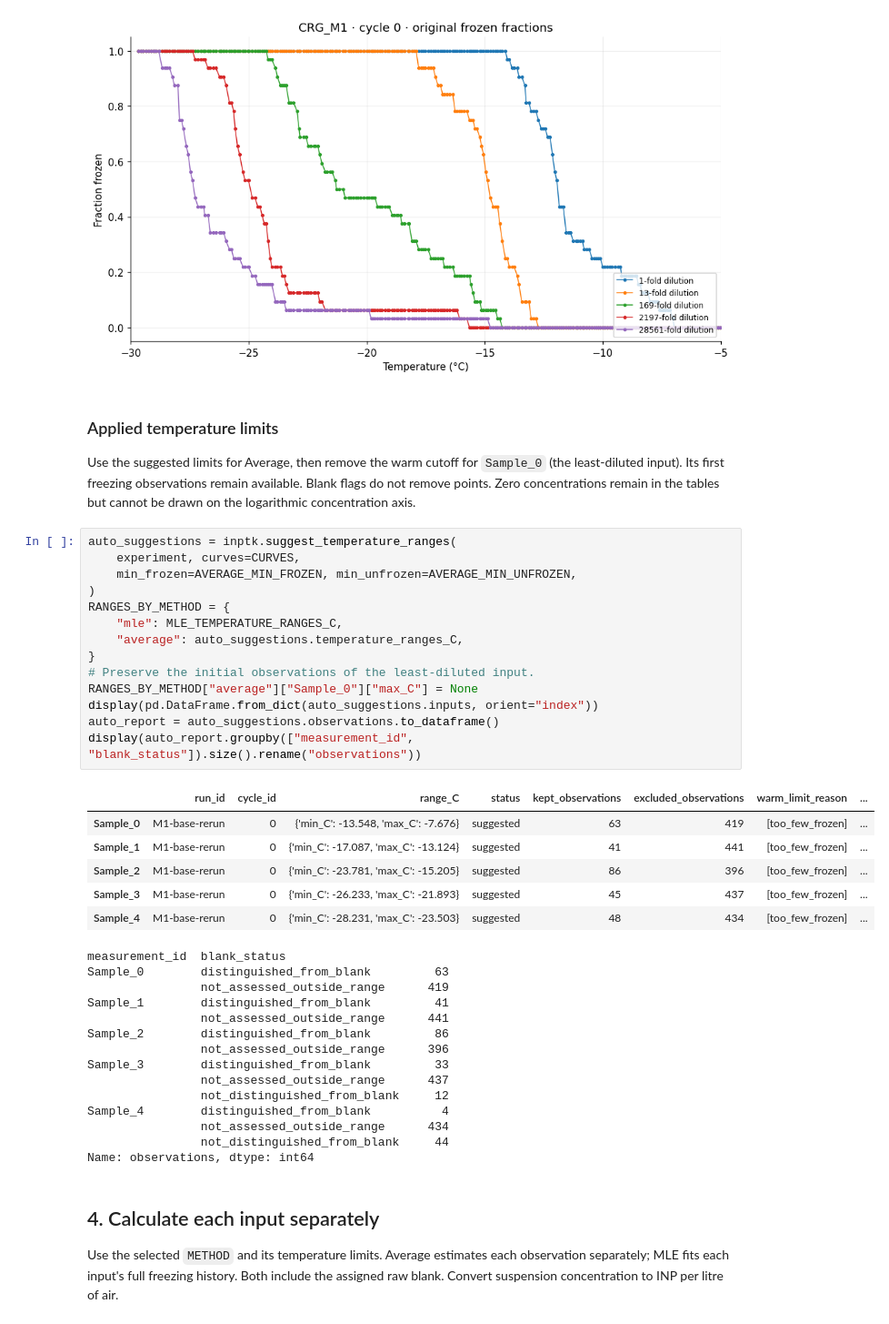
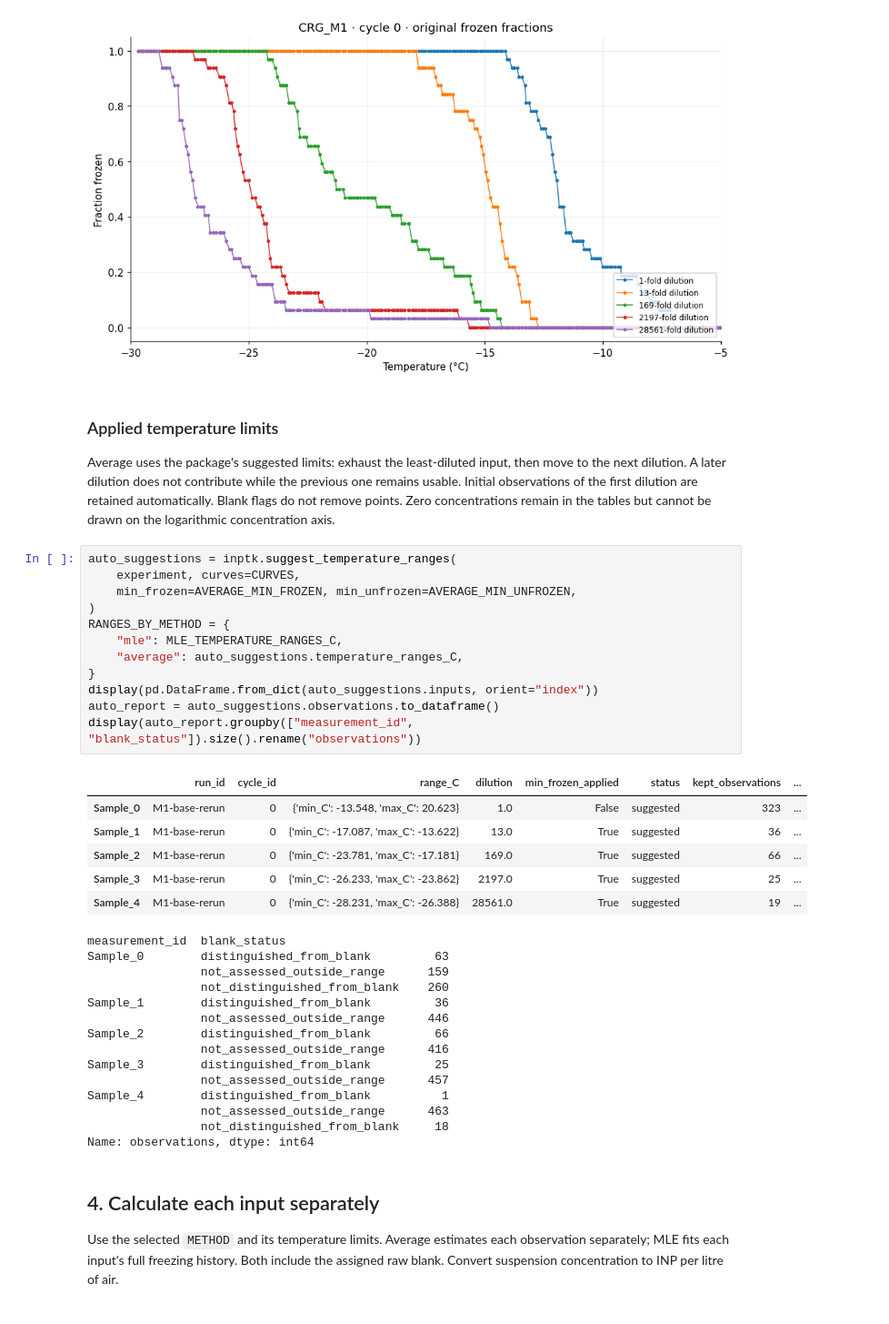
Before and after one commit to bochens/inptk, a Jupyter notebook: notebook/icescopy_freeze_count_to_air_inp_demo.ipynb, the cells around one changed output. Shown at 91% size. Drawn from its saved outputs; the diff is of its cells as text.

```diff
--- a/notebook/icescopy_freeze_count_to_air_inp_demo.ipynb
+++ b/notebook/icescopy_freeze_count_to_air_inp_demo.ipynb
@@ -243,44 +243,43 @@ Original frozen-fraction observations: 2,892
 # %% [markdown]
 ### Applied temperature limits
 
-Use the suggested limits for Average, then remove the warm cutoff for `Sample_0`
-(the least-diluted input). Its first freezing observations remain available.
-Blank flags do not remove points. Zero concentrations remain in the tables but
-cannot be drawn on the logarithmic concentration axis.
+Average uses the package's suggested limits: exhaust the least-diluted input,
+then move to the next dilution. A later dilution does not contribute while the
+previous one remains usable. Initial observations of the first dilution are
+retained automatically. Blank flags do not remove points. Zero concentrations
+remain in the tables but cannot be drawn on the logarithmic concentration axis.
 # %%
 auto_suggestions = inptk.suggest_temperature_ranges(
     experiment, curves=CURVES,
     min_frozen=AVERAGE_MIN_FROZEN, min_unfrozen=AVERAGE_MIN_UNFROZEN,
 )
 RANGES_BY_METHOD = {
     "mle": MLE_TEMPERATURE_RANGES_C,
     "average": auto_suggestions.temperature_ranges_C,
 }
-# Preserve the initial observations of the least-diluted input.
-RANGES_BY_METHOD["average"]["Sample_0"]["max_C"] = None
 display(pd.DataFrame.from_dict(auto_suggestions.inputs, orient="index"))
 auto_report = auto_suggestions.observations.to_dataframe()
 display(auto_report.groupby(["measurement_id", "blank_status"]).size().rename("observations"))
 # %% [output]
-|  | run_id | cycle_id | range_C | status | kept_observations | excluded_observations | warm_limit_reason | ... |
-| Sample_0 | M1-base-rerun | 0 | {'min_C': -13.548, 'max_C': -7.676} | suggested | 63 | 419 | [too_few_frozen] | ... |
-| Sample_1 | M1-base-rerun | 0 | {'min_C': -17.087, 'max_C': -13.124} | suggested | 41 | 441 | [too_few_frozen] | ... |
-| Sample_2 | M1-base-rerun | 0 | {'min_C': -23.781, 'max_C': -15.205} | suggested | 86 | 396 | [too_few_frozen] | ... |
-| Sample_3 | M1-base-rerun | 0 | {'min_C': -26.233, 'max_C': -21.893} | suggested | 45 | 437 | [too_few_frozen] | ... |
-| Sample_4 | M1-base-rerun | 0 | {'min_C': -28.231, 'max_C': -23.503} | suggested | 48 | 434 | [too_few_frozen] | ... |
+|  | run_id | cycle_id | range_C | dilution | min_frozen_applied | status | kept_observations | ... |
+| Sample_0 | M1-base-rerun | 0 | {'min_C': -13.548, 'max_C': 20.623} | 1.0 | False | suggested | 323 | ... |
+| Sample_1 | M1-base-rerun | 0 | {'min_C': -17.087, 'max_C': -13.622} | 13.0 | True | suggested | 36 | ... |
+| Sample_2 | M1-base-rerun | 0 | {'min_C': -23.781, 'max_C': -17.181} | 169.0 | True | suggested | 66 | ... |
+| Sample_3 | M1-base-rerun | 0 | {'min_C': -26.233, 'max_C': -23.862} | 2197.0 | True | suggested | 25 | ... |
+| Sample_4 | M1-base-rerun | 0 | {'min_C': -28.231, 'max_C': -26.388} | 28561.0 | True | suggested | 19 | ... |
 measurement_id  blank_status
 Sample_0        distinguished_from_blank         63
-                not_assessed_outside_range      419
-Sample_1        distinguished_from_blank         41
-                not_assessed_outside_range      441
-Sample_2        distinguished_from_blank         86
-                not_assessed_outside_range      396
-Sample_3        distinguished_from_blank         33
-                not_assessed_outside_range      437
-                not_distinguished_from_blank     12
-Sample_4        distinguished_from_blank          4
-                not_assessed_outside_range      434
-                not_distinguished_from_blank     44
+                not_assessed_outside_range      159
+                not_distinguished_from_blank    260
+Sample_1        distinguished_from_blank         36
+                not_assessed_outside_range      446
+Sample_2        distinguished_from_blank         66
+                not_assessed_outside_range      416
+Sample_3        distinguished_from_blank         25
+                not_assessed_outside_range      457
+Sample_4        distinguished_from_blank          1
+                not_assessed_outside_range      463
+                not_distinguished_from_blank     18
 Name: observations, dtype: int64
 # %% [markdown]
 ## 4. Calculate each input separately
```
Also changed, not shown: parts of 7 cells of this notebook, 5 other files.
